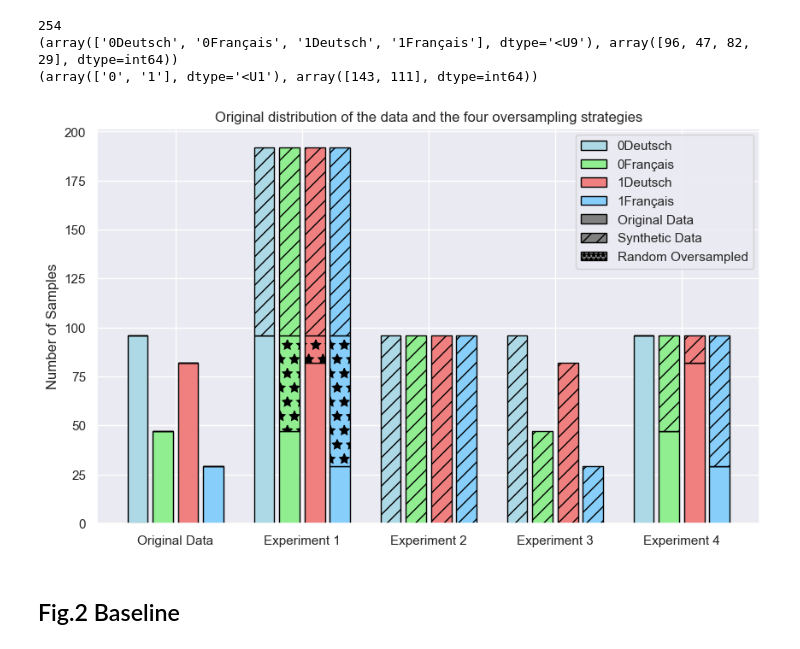
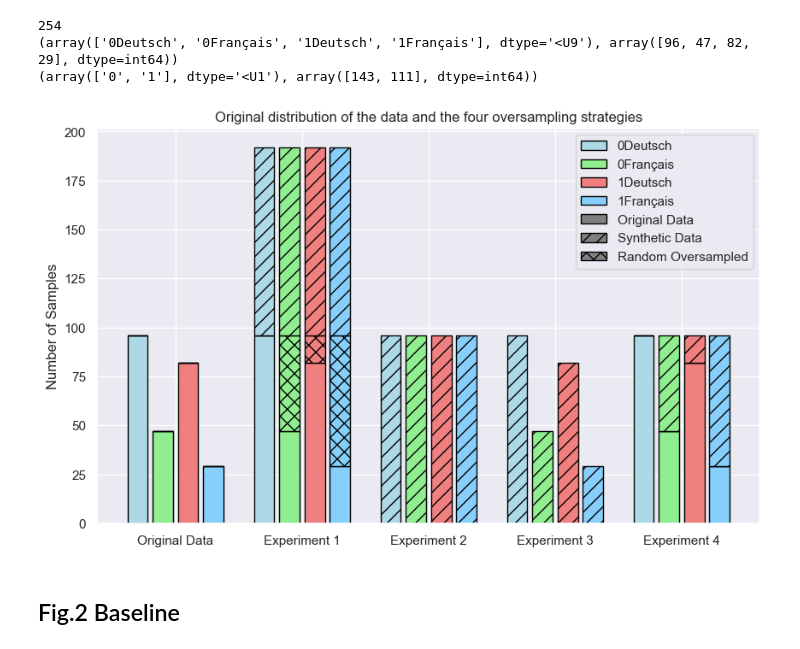
Before and after one commit to CS-433/ml-project-2-losmodelosmatemagicos, a Jupyter notebook: src/get_metrics_of_results.ipynb, the cells around one changed output. Cells and saved outputs as stored; diff of their text form; code cells hidden in the pictures.

Commit message:
Changed hatch

```diff
--- a/src/get_metrics_of_results.ipynb
+++ b/src/get_metrics_of_results.ipynb
@@ -181,36 +181,36 @@ def get_counts(label, type):
     return original_count , synthetic_count, oversampling_count
 
 
 plt.figure(figsize=(10, 6))
 for i, (name, counts) in enumerate(experiments_dict.items()):
     for j, label in enumerate(labels):
         # Position for each bar in the combined chart
         pos = j + i * (len(labels) + 1)  # Adding a space between experiments
 
         original_count, synthetic_count, oversampling_count = get_counts(label, types[i])
 
         # Plotting bars for original and synthetic data
         plt.bar(pos, original_count, color=group_colors[label], edgecolor='black')
-        plt.bar(pos, oversampling_count, bottom=original_count , color=group_colors[label], hatch='*', edgecolor='black')
+        plt.bar(pos, oversampling_count, bottom=original_count , color=group_colors[label], hatch='xx', edgecolor='black')
         plt.bar(pos, synthetic_count, bottom=original_count + oversampling_count, color=group_colors[label], hatch='//', edgecolor='black')
 
 
 # Adding x-ticks, labels, and title
 plt.xticks([i * (len(labels) + 1) + 1.5 for i in range(len(experiments_dict))], experiments_dict.keys())
 plt.ylabel('Number of Samples')
 plt.title('Original distribution of the data and the four oversampling strategies')
 
 for label, color in group_colors.items():
     plt.bar(0, 0, color=color, label=label, edgecolor='black')  # Dummy bars for legend
 plt.bar(0, 0, color='gray', label='Original Data', edgecolor='black')  # Dummy bar for original data
 plt.bar(0, 0, color='gray', hatch='//', label='Synthetic Data', edgecolor='black')  # Dummy bar for synthetic data
-plt.bar(0, 0, color='gray', hatch='***', label='Random Oversampled', edgecolor='black')
+plt.bar(0, 0, color='gray', hatch='xx', label='Random Oversampled', edgecolor='black')
 plt.legend()
 
 #plt.savefig('Oversampling_distribution.png', dpi=300)
 plt.show()
 # %% [output]
-[figure, old version]
+[figure, new version]
 # %% [markdown]
 ## Fig.2 Baseline
 # %%
```
Also changed, not shown: 1 other file.
